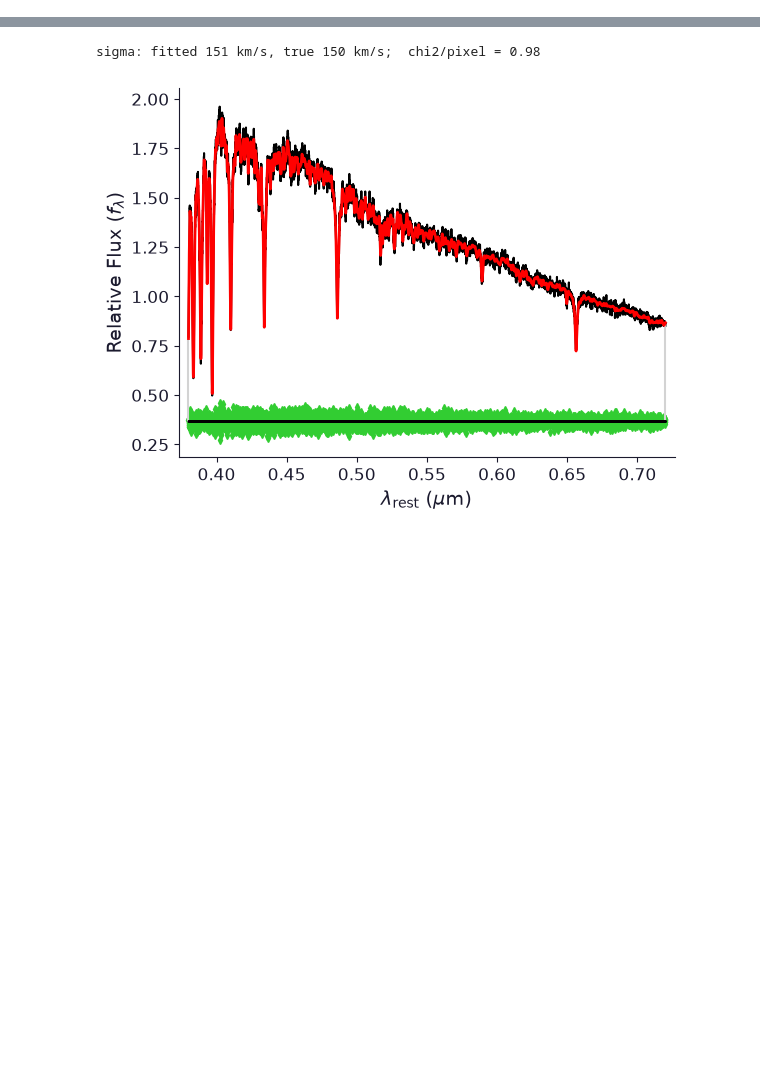
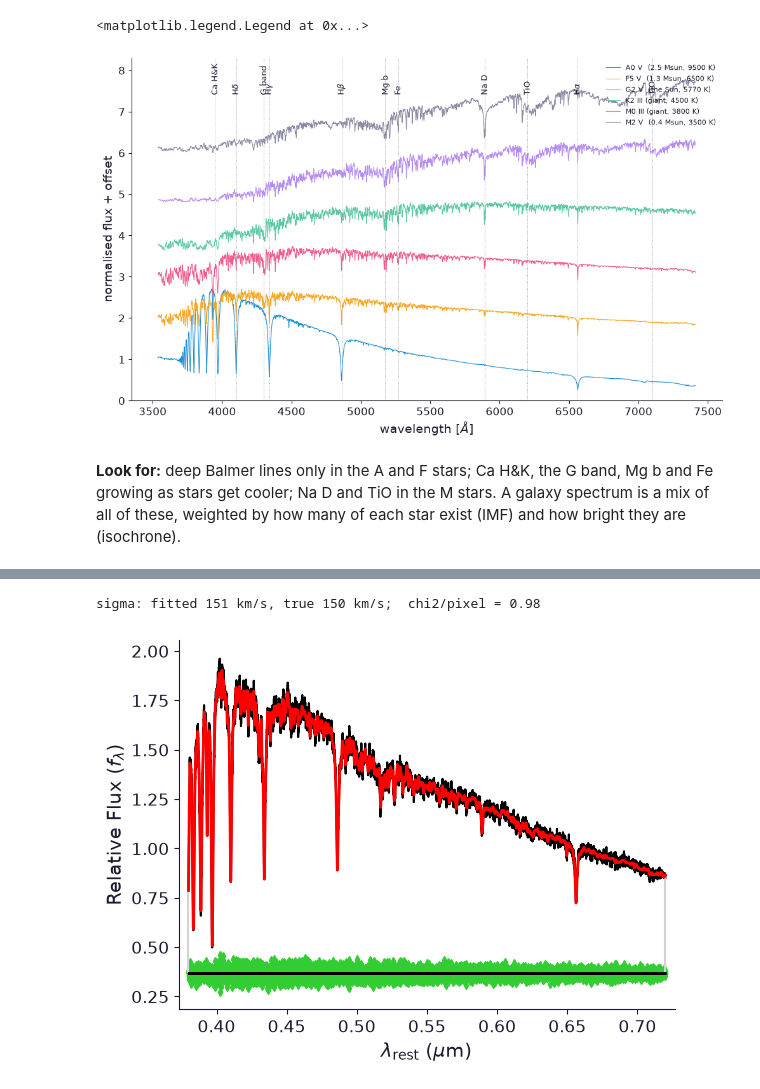
Before and after one commit to Azeret/stellar-populations-lectures, a Jupyter notebook: notebooks/07_SFH_of_synthetic_galaxies.ipynb, the cells around one changed output, grey strips where cells are left out. Saved outputs shown, nothing was run; the diff lists cells and outputs as text; code cells hidden in the pictures; blank space fills up the shorter version.

```diff
--- a/notebooks/07_SFH_of_synthetic_galaxies.ipynb
+++ b/notebooks/07_SFH_of_synthetic_galaxies.ipynb
@@ -48,0 +64,25 @@ FaSTAR spectra are *per solar mass formed*, so the pPXF weights will be **masses
+# %%
+# (log g [cgs], T_eff [K]) of typical stars. log g ~ 4-5: dwarfs (main sequence), log g ~ 1-3: giants.
+stars = {'A0 V  (2.5 Msun, 9500 K)':  (4.0, 9500),
+         'F5 V  (1.3 Msun, 6500 K)':  (4.3, 6500),
+         'G2 V  (the Sun, 5770 K)':   (4.44, 5772),
+         'K2 III (giant, 4500 K)':    (2.5, 4500),
+         'M0 III (giant, 3800 K)':    (1.5, 3800),
+         'M2 V  (0.4 Msun, 3500 K)':  (4.8, 3500)}
+FEATURES = {'Ca H&K': 3950, r'H$\delta$': 4102, 'G band': 4300, r'H$\gamma$': 4340, r'H$\beta$': 4861,
+            'Mg b': 5175, 'Fe': 5270, 'Na D': 5893, 'TiO': 6200, r'H$\alpha$': 6563, 'TiO ': 7100}
+
+fig, ax = plt.subplots(figsize=(12, 7))
+for k, (name, (logg, teff)) in enumerate(stars.items()):
+    # predict_spectrum wants arrays of log g, log10(T_eff) and [Fe/H]; it returns spectra normalised to mean flux 1
+    f = np.array(ssp.predict_spectrum(jnp.array([logg]), jnp.array([np.log10(teff)]), jnp.array([0.0])))[0]
+    ax.plot(wave, f / np.median(f) + 1.2 * k, lw=0.8, label=name)
+for lab, x in FEATURES.items():
+    ax.axvline(x, color='grey', lw=0.6, ls=':'); ax.text(x, 7.4, lab, rotation=90, ha='center', va='bottom', fontsize=9)
+ax.set_xlabel(r'wavelength [$\AA$]'); ax.set_ylabel('normalised flux + offset'); ax.set_ylim(0, 8.3)
+ax.legend(loc='upper right', fontsize=8)
+# %% [output]
+<matplotlib.legend.Legend at 0x...>
+[figure, added]
+# %% [markdown]
+**Look for:** deep Balmer lines only in the A and F stars; Ca H&K, the G band, Mg b and Fe growing as stars get cooler; Na D and TiO in the M stars. A galaxy spectrum is a mix of all of these, weighted by how many of each star exist (IMF) and how bright they are (isochrone).
```
Also changed, not shown: parts of 23 cells of this notebook, 18 other files.
